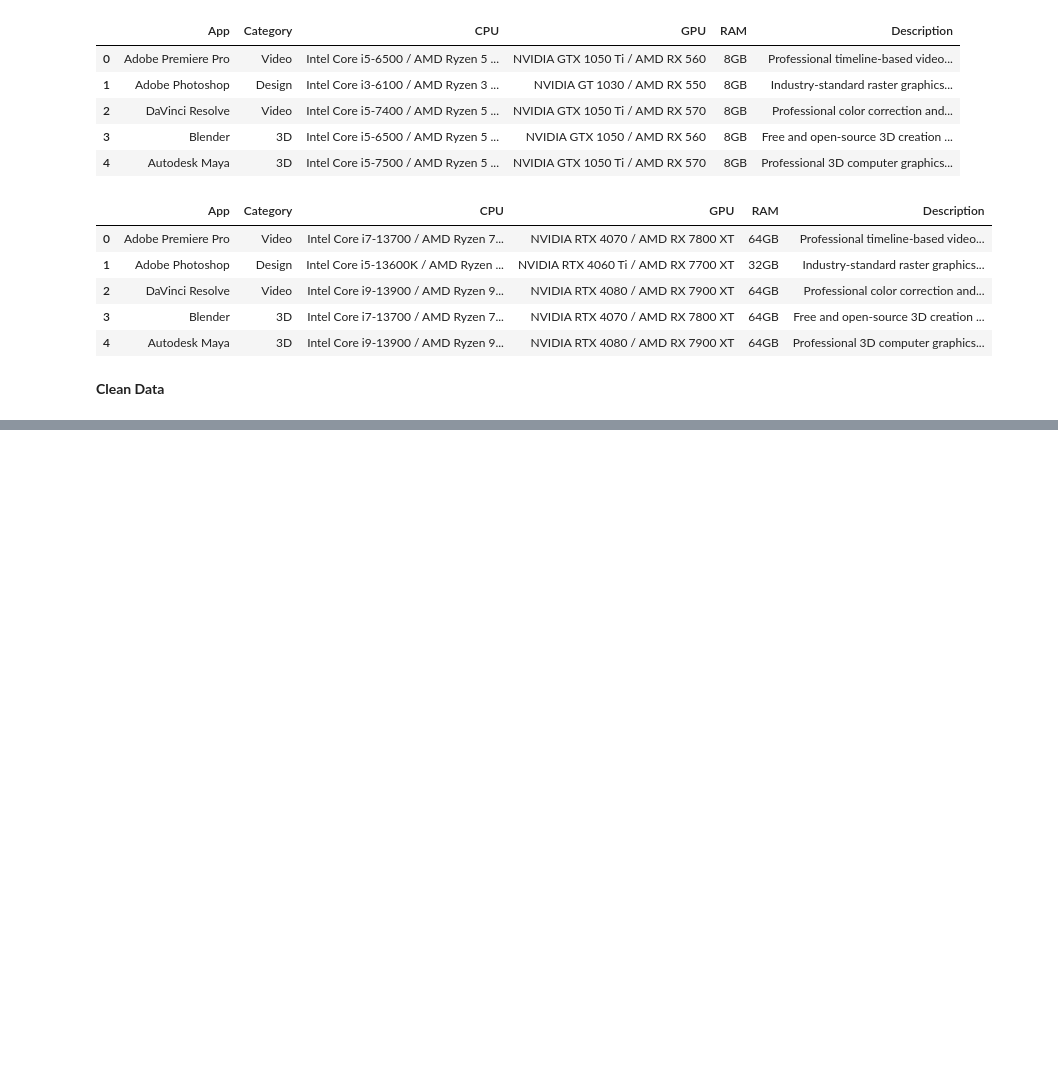
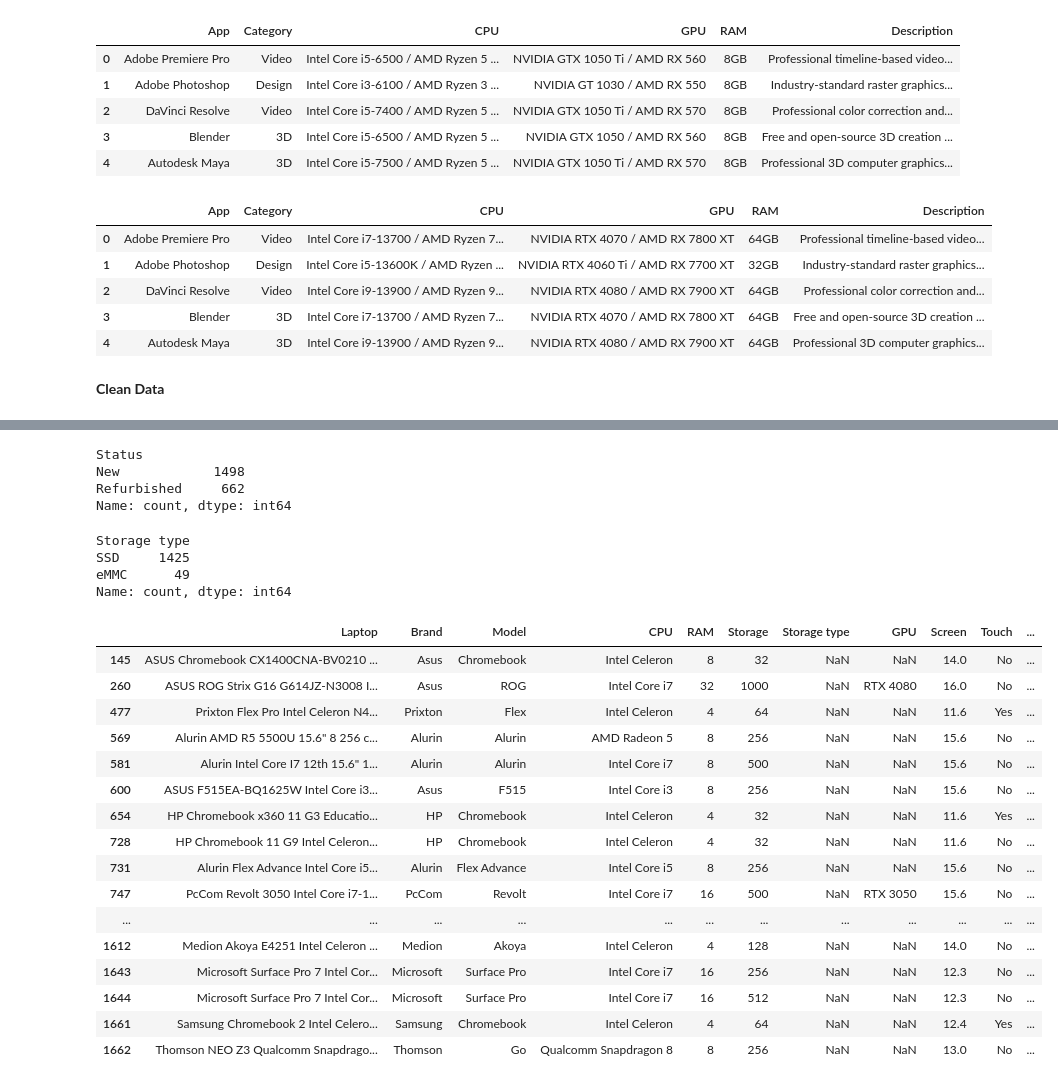
Before and after one commit to f2rra/lappick-ml, a Jupyter notebook: notebooks/exploratory-data-analysis.ipynb, the cells around one changed output, grey strips where cells are left out. Cells and saved outputs as stored; diff of their text form; code cells hidden in the pictures; blank space fills up the shorter version.

Commit message:
filter laptop data by status new

```diff
--- a/notebooks/exploratory-data-analysis.ipynb
+++ b/notebooks/exploratory-data-analysis.ipynb
@@ -10,9 +10,7 @@ import os
 DATA_DIR = os.path.join(os.getcwd(), '..', 'data', 'raw')
 
 # Load Laptop Dataset
-laptop_df1 = pd.read_csv(DATA_DIR + "/laptop_data.csv", index_col=0)
-laptop_df2 = pd.read_csv(DATA_DIR + "/LaptopPricePrediction.csv", index_col=0)
-laptop_df3 = pd.read_csv(DATA_DIR + "/laptops.csv")
+laptop_df = pd.read_csv(DATA_DIR + "/laptops.csv")
 
 # Load CPU/GPU Benchmark Dataset
 cpu_df = pd.read_csv(DATA_DIR + "/cpu_benchmarks.csv")
@@ -109,0 +112,38 @@ recspecs_app_df.head()
+# %%
+laptop_df['Status'].value_counts()
+# %% [output]
+Status
+New            1498
+Refurbished     662
+Name: count, dtype: int64
+# %%
+laptop_df = laptop_df[laptop_df['Status'] == 'New']
+# %%
+laptop_df.drop(columns=['Status'], inplace=True)
+# %%
+laptop_df['Storage type'].value_counts()
+# %% [output]
+Storage type
+SSD     1425
+eMMC      49
+Name: count, dtype: int64
+# %%
+laptop_df[laptop_df['Storage type'].isna()]
+# %% [output]
+|  | Laptop | Brand | Model | CPU | RAM | Storage | Storage type | GPU | Screen | Touch | ... |
+| 145 | ASUS Chromebook CX1400CNA-BV0210 ... | Asus | Chromebook | Intel Celeron | 8 | 32 | NaN | NaN | 14.0 | No | ... |
+| 260 | ASUS ROG Strix G16 G614JZ-N3008 I... | Asus | ROG | Intel Core i7 | 32 | 1000 | NaN | RTX 4080 | 16.0 | No | ... |
+| 477 | Prixton Flex Pro Intel Celeron N4... | Prixton | Flex | Intel Celeron | 4 | 64 | NaN | NaN | 11.6 | Yes | ... |
+| 569 | Alurin AMD R5 5500U 15.6" 8 256 c... | Alurin | Alurin | AMD Radeon 5 | 8 | 256 | NaN | NaN | 15.6 | No | ... |
+| 581 | Alurin Intel Core I7 12th 15.6" 1... | Alurin | Alurin | Intel Core i7 | 8 | 500 | NaN | NaN | 15.6 | No | ... |
+| 600 | ASUS F515EA-BQ1625W Intel Core i3... | Asus | F515 | Intel Core i3 | 8 | 256 | NaN | NaN | 15.6 | No | ... |
+| 654 | HP Chromebook x360 11 G3 Educatio... | HP | Chromebook | Intel Celeron | 4 | 32 | NaN | NaN | 11.6 | Yes | ... |
+| 728 | HP Chromebook 11 G9 Intel Celeron... | HP | Chromebook | Intel Celeron | 4 | 32 | NaN | NaN | 11.6 | No | ... |
+| 731 | Alurin Flex Advance Intel Core i5... | Alurin | Flex Advance | Intel Core i5 | 8 | 256 | NaN | NaN | 15.6 | No | ... |
+| 747 | PcCom Revolt 3050 Intel Core i7-1... | PcCom | Revolt | Intel Core i7 | 16 | 500 | NaN | RTX 3050 | 15.6 | No | ... |
+| ... | ... | ... | ... | ... | ... | ... | ... | ... | ... | ... | ... |
+| 1612 | Medion Akoya E4251 Intel Celeron ... | Medion | Akoya | Intel Celeron | 4 | 128 | NaN | NaN | 14.0 | No | ... |
+| 1643 | Microsoft Surface Pro 7 Intel Cor... | Microsoft | Surface Pro | Intel Core i7 | 16 | 256 | NaN | NaN | 12.3 | No | ... |
+| 1644 | Microsoft Surface Pro 7 Intel Cor... | Microsoft | Surface Pro | Intel Core i7 | 16 | 512 | NaN | NaN | 12.3 | No | ... |
+| 1661 | Samsung Chromebook 2 Intel Celero... | Samsung | Chromebook | Intel Celeron | 4 | 64 | NaN | NaN | 12.4 | Yes | ... |
+| 1662 | Thomson NEO Z3 Qualcomm Snapdrago... | Thomson | Go | Qualcomm Snapdragon 8 | 8 | 256 | NaN | NaN | 13.0 | No | ... |
```
Also changed, not shown: parts of 6 cells of this notebook.
